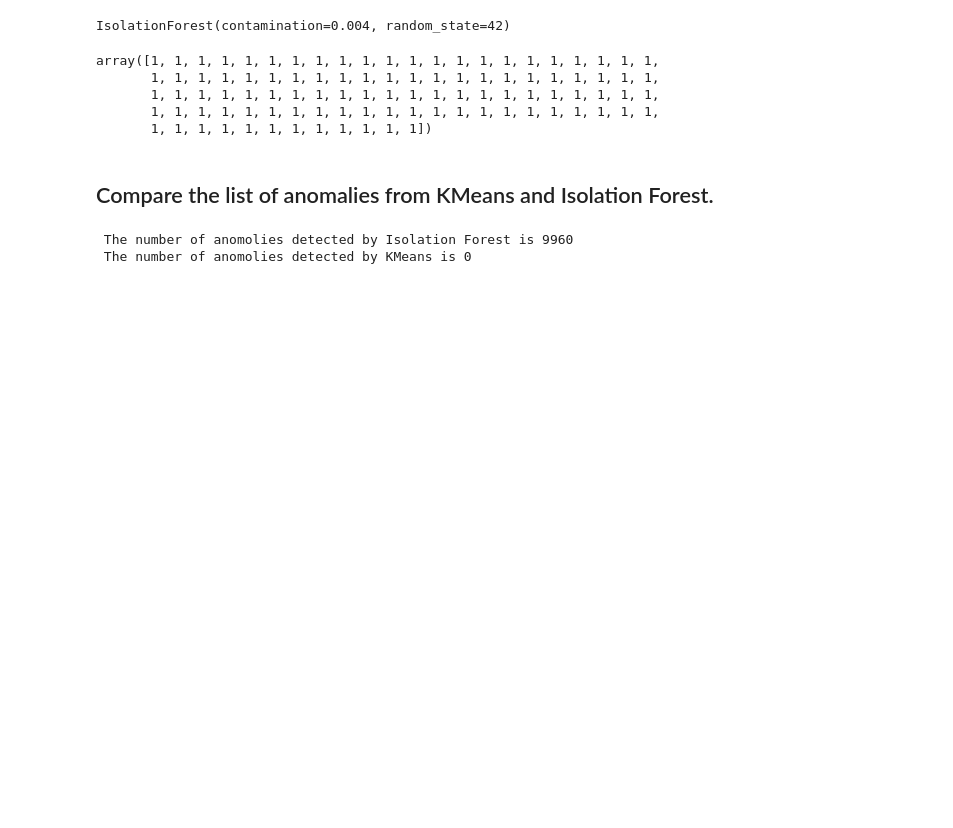
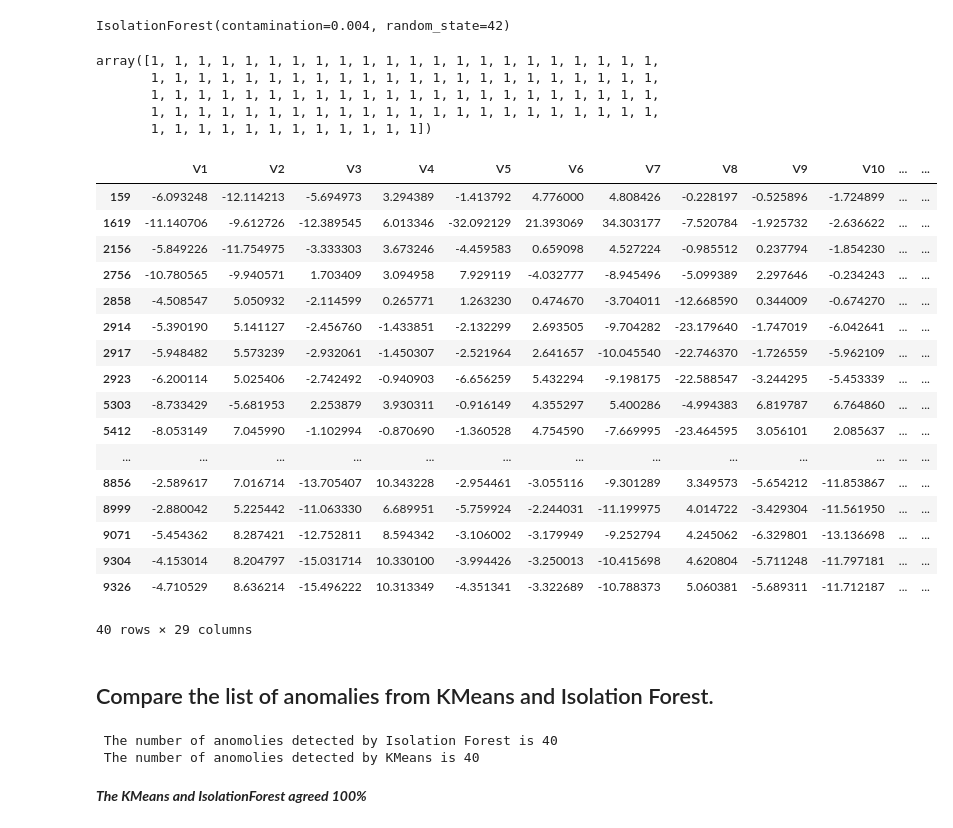
Before and after one commit to SeeBee8/Anomaly-Detection, a Jupyter notebook: Anomaly Detection.ipynb, the cells around one changed output. Saved outputs shown, nothing was run; the diff lists cells and outputs as text; code cells hidden in the pictures; blank space fills up the shorter version.

```diff
--- a/Anomaly Detection.ipynb
+++ b/Anomaly Detection.ipynb
@@ -156,11 +170,30 @@ array([1, 1, 1, 1, 1, 1, 1, 1, 1, 1, 1, 1, 1, 1, 1, 1, 1, 1, 1, 1, 1, 1,
        1, 1, 1, 1, 1, 1, 1, 1, 1, 1, 1, 1, 1, 1, 1, 1, 1, 1, 1, 1, 1, 1,
        1, 1, 1, 1, 1, 1, 1, 1, 1, 1, 1, 1])
 # %%
-# Change the labels to match our columns from the kmeans dataframe
-# Not anamolies
-predictions[predictions ==1] = 0
+# Create a filter
+iso_filter = predictions == -1
 # Anomalies
-predictions[predictions ==-1] = 1
+iso_anomalies = df[iso_filter]
+iso_anomalies
+# %% [output]
+|  | V1 | V2 | V3 | V4 | V5 | V6 | V7 | V8 | V9 | V10 | ... | ... |
+| 159 | -6.093248 | -12.114213 | -5.694973 | 3.294389 | -1.413792 | 4.776000 | 4.808426 | -0.228197 | -0.525896 | -1.724899 | ... | ... |
+| 1619 | -11.140706 | -9.612726 | -12.389545 | 6.013346 | -32.092129 | 21.393069 | 34.303177 | -7.520784 | -1.925732 | -2.636622 | ... | ... |
+| 2156 | -5.849226 | -11.754975 | -3.333303 | 3.673246 | -4.459583 | 0.659098 | 4.527224 | -0.985512 | 0.237794 | -1.854230 | ... | ... |
+| 2756 | -10.780565 | -9.940571 | 1.703409 | 3.094958 | 7.929119 | -4.032777 | -8.945496 | -5.099389 | 2.297646 | -0.234243 | ... | ... |
+| 2858 | -4.508547 | 5.050932 | -2.114599 | 0.265771 | 1.263230 | 0.474670 | -3.704011 | -12.668590 | 0.344009 | -0.674270 | ... | ... |
+| 2914 | -5.390190 | 5.141127 | -2.456760 | -1.433851 | -2.132299 | 2.693505 | -9.704282 | -23.179640 | -1.747019 | -6.042641 | ... | ... |
+| 2917 | -5.948482 | 5.573239 | -2.932061 | -1.450307 | -2.521964 | 2.641657 | -10.045540 | -22.746370 | -1.726559 | -5.962109 | ... | ... |
+| 2923 | -6.200114 | 5.025406 | -2.742492 | -0.940903 | -6.656259 | 5.432294 | -9.198175 | -22.588547 | -3.244295 | -5.453339 | ... | ... |
+| 5303 | -8.733429 | -5.681953 | 2.253879 | 3.930311 | -0.916149 | 4.355297 | 5.400286 | -4.994383 | 6.819787 | 6.764860 | ... | ... |
+| 5412 | -8.053149 | 7.045990 | -1.102994 | -0.870690 | -1.360528 | 4.754590 | -7.669995 | -23.464595 | 3.056101 | 2.085637 | ... | ... |
+| ... | ... | ... | ... | ... | ... | ... | ... | ... | ... | ... | ... | ... |
+| 8856 | -2.589617 | 7.016714 | -13.705407 | 10.343228 | -2.954461 | -3.055116 | -9.301289 | 3.349573 | -5.654212 | -11.853867 | ... | ... |
+| 8999 | -2.880042 | 5.225442 | -11.063330 | 6.689951 | -5.759924 | -2.244031 | -11.199975 | 4.014722 | -3.429304 | -11.561950 | ... | ... |
+| 9071 | -5.454362 | 8.287421 | -12.752811 | 8.594342 | -3.106002 | -3.179949 | -9.252794 | 4.245062 | -6.329801 | -13.136698 | ... | ... |
+| 9304 | -4.153014 | 8.204797 | -15.031714 | 10.330100 | -3.994426 | -3.250013 | -10.415698 | 4.620804 | -5.711248 | -11.797181 | ... | ... |
+| 9326 | -4.710529 | 8.636214 | -15.496222 | 10.313349 | -4.351341 | -3.322689 | -10.788373 | 5.060381 | -5.689311 | -11.712187 | ... | ... |
+40 rows × 29 columns
 # %% [markdown]
 ## Compare the list of anomalies from KMeans and Isolation Forest.
 # %%
@@ -169,6 +203,10 @@ anomalies = [a for a in predictions if a in min_dist]
 # %%
-print(f' The number of anomolies detected by Isolation Forest is {len(anomalies)}')
-print(f' The number of anomolies detected by KMeans is {len(min_dist[min_dist > threshold])}')
+## Count how many they agree on
+
+print(f' The number of anomolies detected by Isolation Forest is {len(iso_anomalies)}')
+print(f' The number of anomolies detected by KMeans is {len(km_anomalies)}')
 # %% [output]
- The number of anomolies detected by Isolation Forest is 9960
- The number of anomolies detected by KMeans is 0
+ The number of anomolies detected by Isolation Forest is 40
+ The number of anomolies detected by KMeans is 40
+# %% [markdown]
+***The KMeans and IsolationForest agreed 100%***
```
Also changed, not shown: parts of 4 cells of this notebook.
